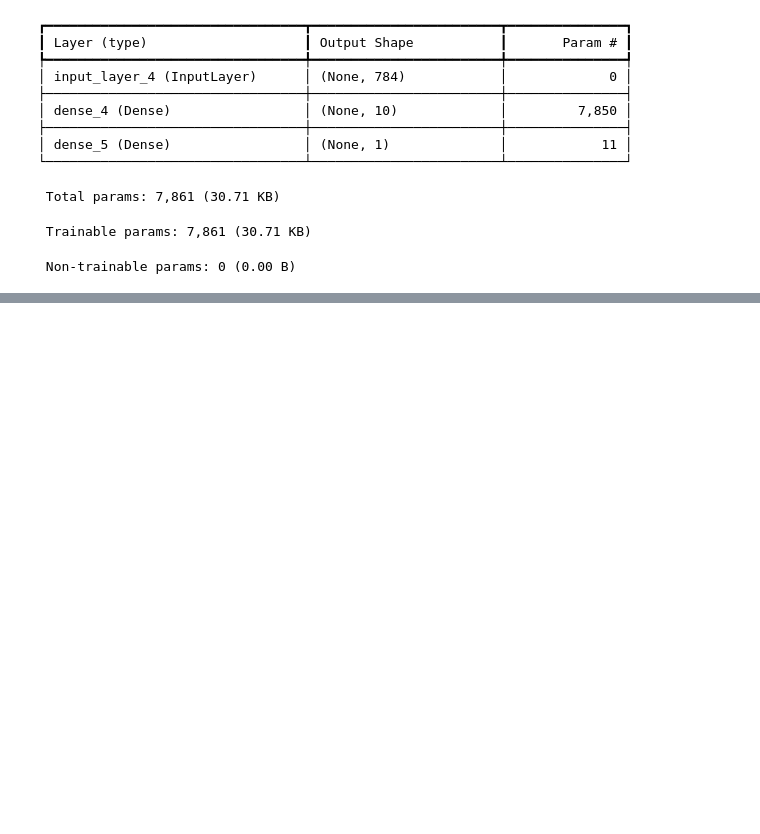
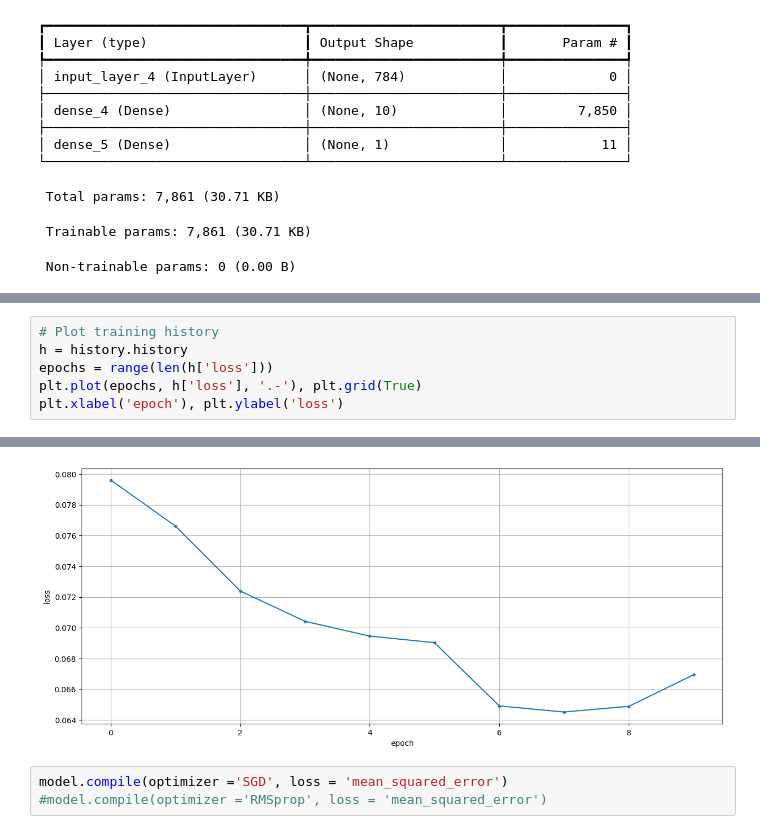
Before and after one commit to AliceBit2020/CV_dz1, a Jupyter notebook: DZ11_Ternova/homework11.ipynb, the cells around one changed output, grey strips where cells are left out. Cells and saved outputs as stored; diff of their text form; blank space fills up the shorter version.

```diff
--- a/DZ11_Ternova/homework11.ipynb
+++ b/DZ11_Ternova/homework11.ipynb
@@ -208,0 +244,7 @@ Model: "functional_3"
+# %%
+# Plot training history
+h = history.history
+epochs = range(len(h['loss']))
+plt.plot(epochs, h['loss'], '.-'), plt.grid(True)
+plt.xlabel('epoch'), plt.ylabel('loss')
+# %% [output]
@@ -208,0 +252,4 @@ Model: "functional_3"
+[figure, added]
+# %%
+model.compile(optimizer ='SGD', loss = 'mean_squared_error')
+#model.compile(optimizer ='RMSprop', loss = 'mean_squared_error')
```
Also changed, not shown: parts of 11 cells of this notebook.
